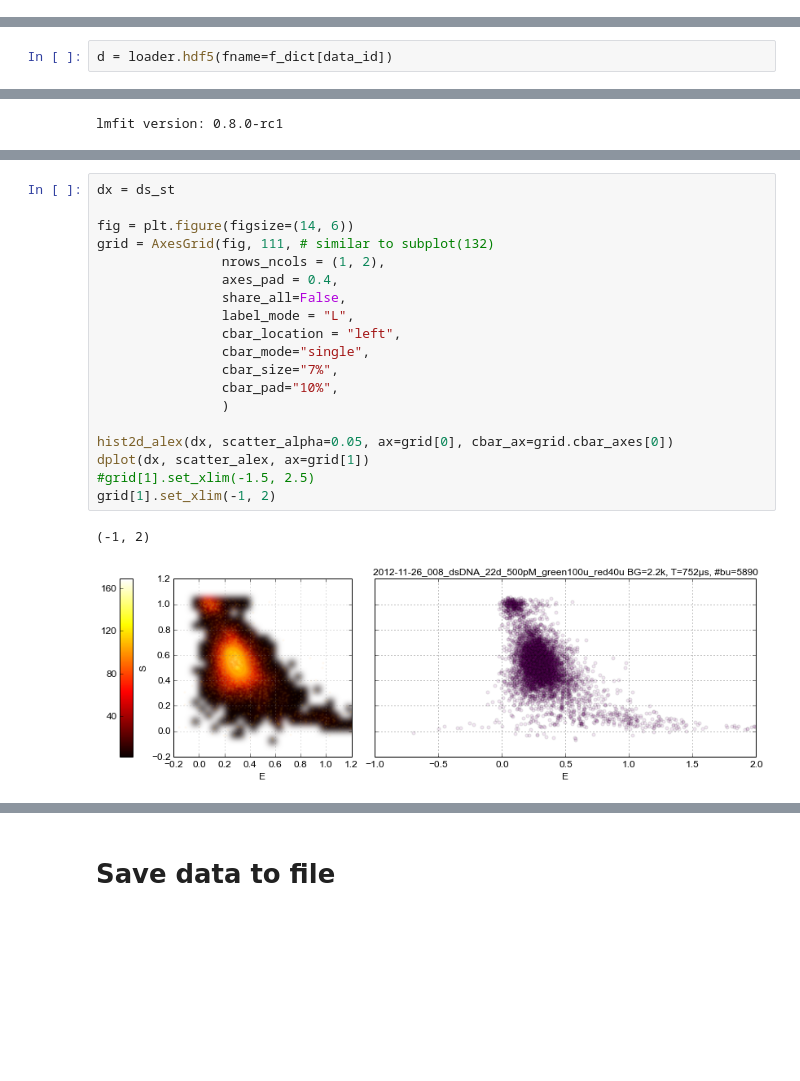
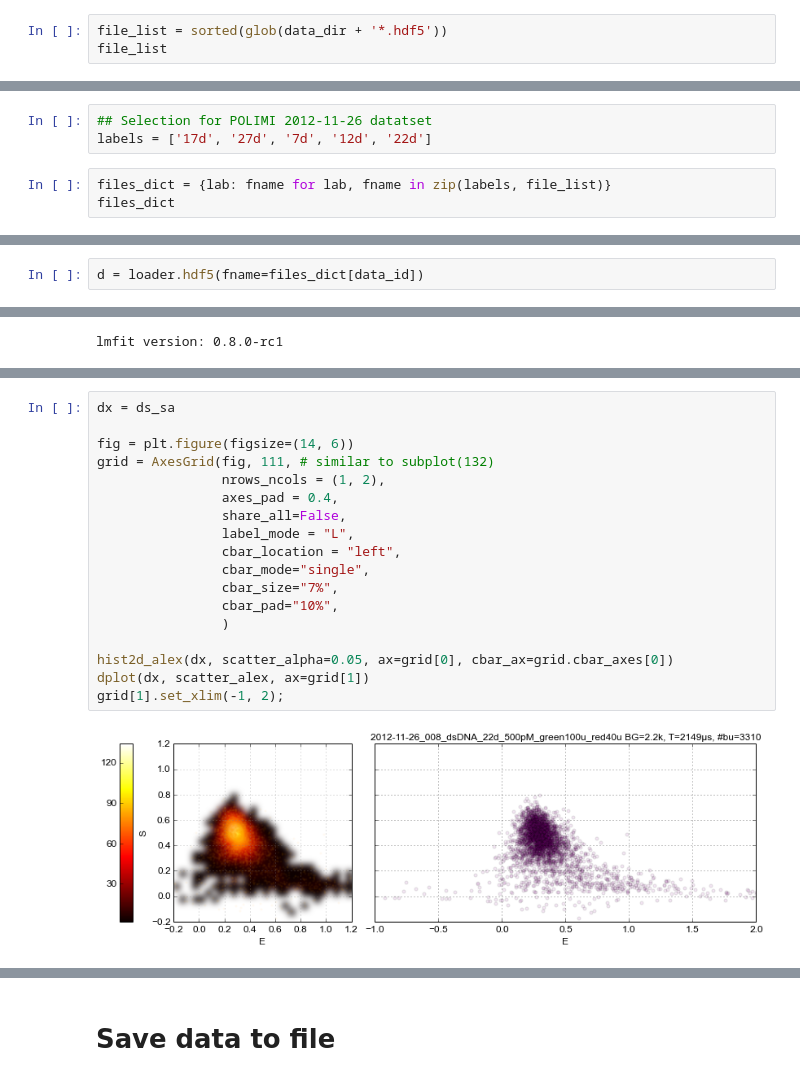
Before and after one commit to tritemio/multispot_paper_historical, a Jupyter notebook: out_notebooks/usALEX-5samples-PR-raw-dir_ex_aa-fit-AexAem-out-22d.ipynb, the cells around one changed output, grey strips where cells are left out. Cells and saved outputs as stored; diff of their text form; blank space fills up the shorter version.

```diff
--- a/out_notebooks/usALEX-5samples-PR-raw-dir_ex_aa-fit-AexAem-out-22d.ipynb
+++ b/out_notebooks/usALEX-5samples-PR-raw-dir_ex_aa-fit-AexAem-out-22d.ipynb
@@ -42,0 +31,3 @@ f_dict
+# %%
+file_list = sorted(glob(data_dir + '*.hdf5'))
+file_list
@@ -42,0 +52,6 @@ f_dict
+# %%
+## Selection for POLIMI 2012-11-26 datatset
+labels = ['17d', '27d', '7d', '12d', '22d']
+# %%
+files_dict = {lab: fname for lab, fname in zip(labels, file_list)}
+files_dict
@@ -52,7 +75,7 @@ data_id
 # %% [markdown]
 Initial loading of the data:
 # %%
-d = loader.hdf5(fname=f_dict[data_id])
+d = loader.hdf5(fname=files_dict[data_id])
 # %% [markdown]
 ## Laser alternation selection
 
@@ -222,22 +215,20 @@ plt.title('(nd + na) for A-only population using different S cutoff');
 # %%
-dx = ds_st
+dx = ds_sa
 
 fig = plt.figure(figsize=(14, 6))
 grid = AxesGrid(fig, 111, # similar to subplot(132)
                 nrows_ncols = (1, 2),
                 axes_pad = 0.4,
                 share_all=False,
                 label_mode = "L",
                 cbar_location = "left",
                 cbar_mode="single",
                 cbar_size="7%",
                 cbar_pad="10%",
                 )
 
 hist2d_alex(dx, scatter_alpha=0.05, ax=grid[0], cbar_ax=grid.cbar_axes[0])
 dplot(dx, scatter_alex, ax=grid[1])
-#grid[1].set_xlim(-1.5, 2.5)
-grid[1].set_xlim(-1, 2)
+grid[1].set_xlim(-1, 2);
 # %% [output]
-(-1, 2)
-[figure, old version]
+[figure, new version]
```
Also changed, not shown: parts of 49 cells of this notebook, 56 other files.
